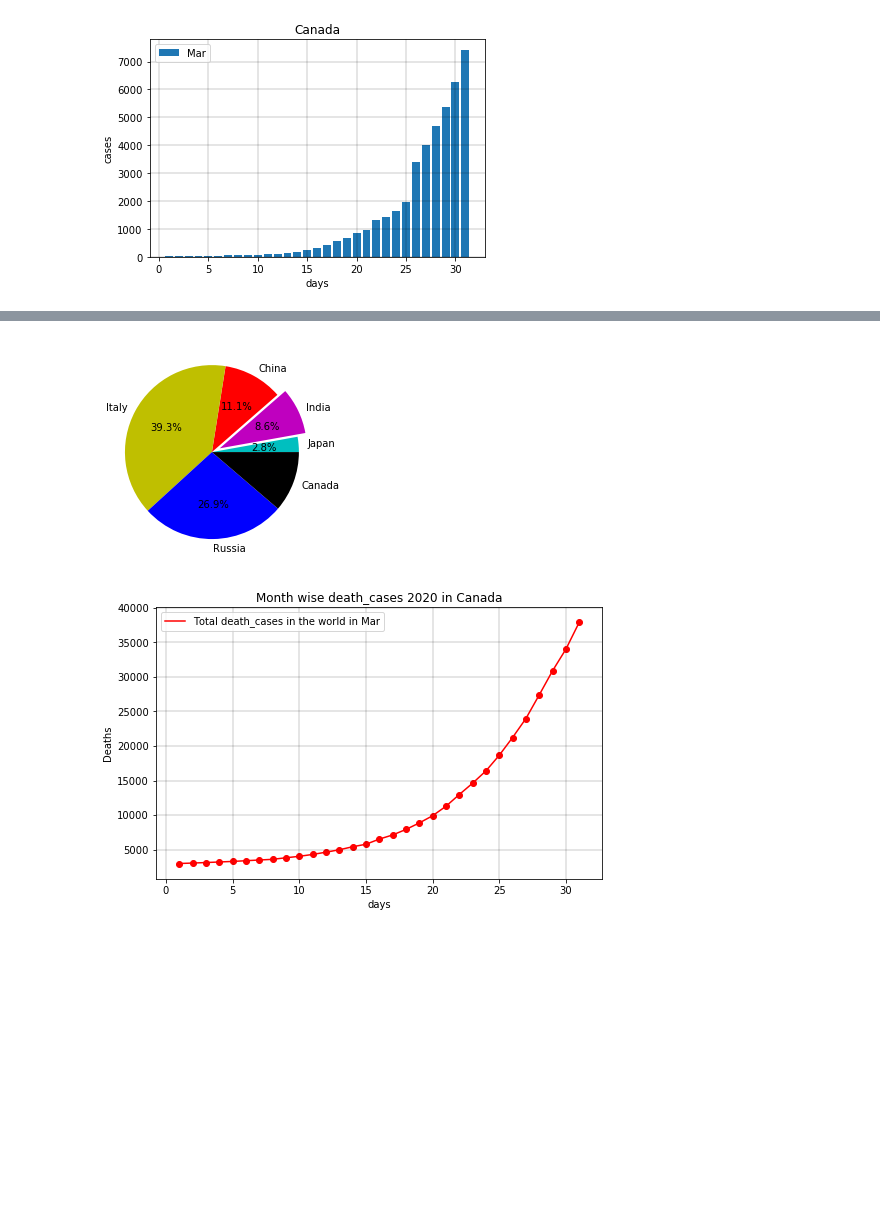
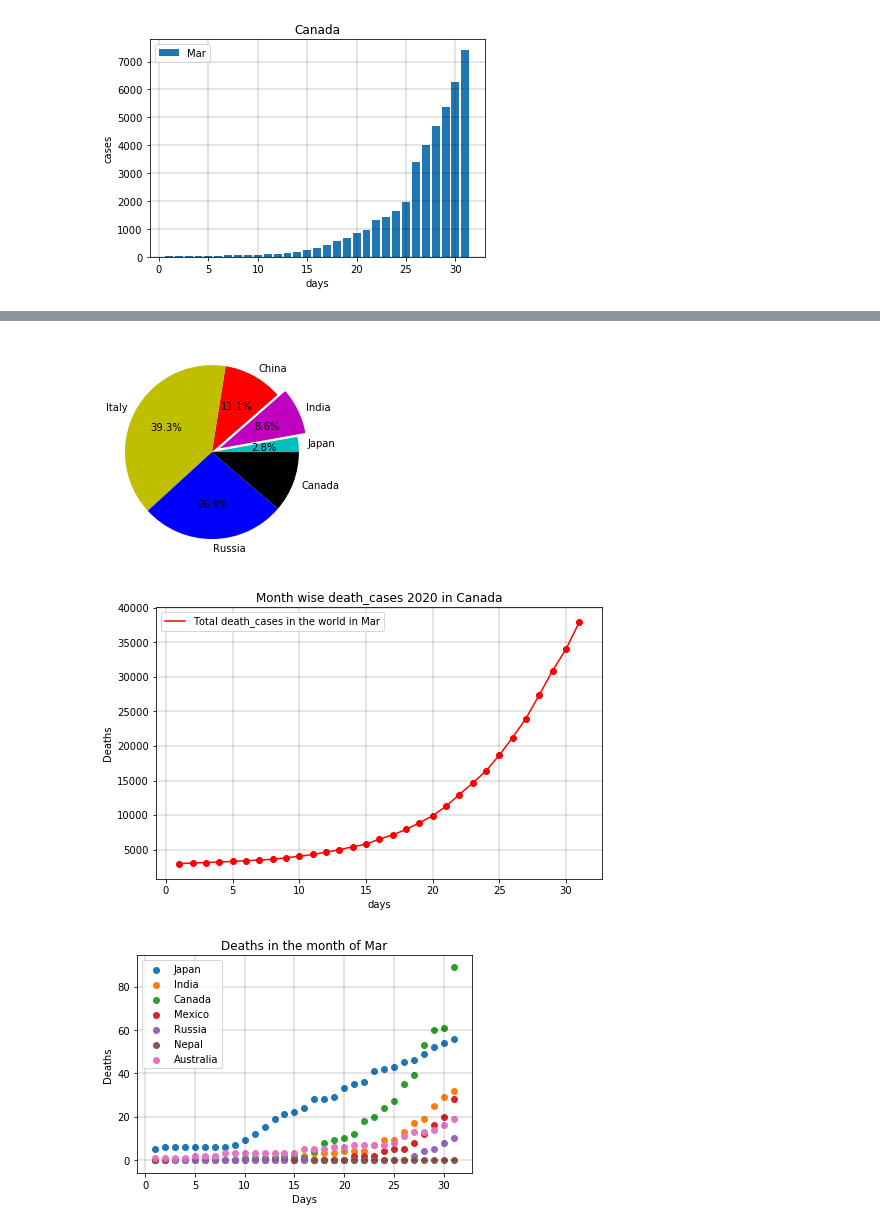
Before and after one commit to Kartik987/Covid-data-visualization-Jupyter-notebook-jupyterLab, a Jupyter notebook: Covid_Jupyterlab.ipynb, the cells around one changed output, grey strips where cells are left out. Drawn from its saved outputs; the diff is of its cells as text; code cells hidden in the pictures; blank space fills up the shorter version.

```diff
--- a/Covid_Jupyterlab.ipynb
+++ b/Covid_Jupyterlab.ipynb
@@ -3,17 +3,28 @@ import matplotlib.pyplot as plt
 import pandas as pd
 from datetime import datetime, date
 
+# Load file from here
+
 df=pd.read_csv("total_cases.csv")
 df1=pd.read_csv("total_deaths.csv")
+
+#------------------------------------
+
+# User Inputs
+Labelcountry='Canada'
+country=df.Canada
+date1='2020-02-05'
+date2='2020-05-05'
 query_of_month='Mar'
 countries=[df.Japan,df.India,df.China,df.Italy,df.Russia,df.Canada]
 result_label=['Japan','India','China','Italy','Russia','Canada']
+
+#-------------------------------------
+
 day=1
-country=df.Canada  # change country from here
-date1='2020-02-05'
-date2='2020-05-05'
+
 #Graph for total confirmed cases
-Labelcountry='Canada'
+
 def Countries_cases(query_month,country):
     result=[]
     cases=[]
@@ -35,7 +46,7 @@ def Countries_cases(query_month,country):
 
 def Total_death_world(query_month):
     result=[]
-    cases=[]
+    deaths=[]
     no_of_days=[]
     global day
     for i in range(len(df1['date'])):
@@ -44,10 +55,30 @@ def Total_death_world(query_month):
         datetime_object = datetime.strptime(b[1],"%m")
         month=datetime_object.strftime("%b")
         if(month==query_month):
-            cases.append(df1.World[i])
+            deaths.append(df1.World[i])
             no_of_days.append(day)
             day=day+1
-    result.append(cases)
+    result.append(deaths)
+    result.append(no_of_days)
+    day=1
+    return result
+
+
+def DeathsinCountries(query_month,country):
+    result=[]
+    deaths=[]
+    no_of_days=[]
+    global day
+    for i in range(len(df1['date'])):
+        a=df1.date[i]
+        b=a.split("-")
+        datetime_object = datetime.strptime(b[1],"%m")
+        month=datetime_object.strftime("%b")
+        if(month==query_month):
+            deaths.append(country[i])
+            no_of_days.append(day)
+            day=day+1
+    result.append(deaths)
     result.append(no_of_days)
     day=1
     return result
@@ -97,8 +128,11 @@ pieactivities=['Japan','India','China','Italy','Russia','Canada']
 for i in range(len(pieresult[1])):
      print('% Contribution of {} in cases on {}: {}%'.format(result_label[i],date2,pieresult[1][i]))
 
+
 a=Countries_cases(query_of_month,country)
 b=Total_death_world(query_of_month)
+
+# bar chart
 plt.rc('grid', linestyle="-", color='black',lw=0.2)
 plt.grid(True)
 plt.xlabel('days')
@@ -106,6 +140,8 @@ plt.ylabel('cases')
 plt.title(Labelcountry)
 plt.bar(a[1],a[0],label=query_of_month)
 plt.legend()
+
+# chart for cases occurred in a particular month
 plt.rc('grid', linestyle="-", color='black',lw=0.2)
 plt.figure(figsize=(8,5))
 plt.grid(True)
@@ -116,31 +152,58 @@ plt.plot(a[1],a[0],label='Total confirmed cases in {}'.format(query_of_month))
 plt.scatter(a[1],a[0])
 plt.legend()
 
+# pie chart for cases contribution
 plt.figure()
 cols=['c','m','r','y','b','k']
 plt.pie(pieresult[0],labels=pieactivities,colors=cols,explode=(0,0.1,0,0,0,0),autopct='%1.1f%%')
 
 plt.rc('grid', linestyle="-", color='black',lw=0.2)
 plt.figure(figsize=(8,5))
 plt.grid(True)
 plt.xlabel('days')
 plt.ylabel('Deaths')
 print('Pie repres')
 plt.title('Month wise death_cases 2020 in {}'.format(Labelcountry))
 plt.plot(b[1],b[0],label='Total death_cases in the world in {}'.format(query_of_month),color='r')
 plt.scatter(b[1],b[0],color='r')
 plt.legend()
+
+
+# scatterplot "number of deaths"
+
+plt.figure()
+plt.rc('grid', linestyle="-", color='black',lw=0.2)
+plt.grid(True)
+plt.xlabel('Days')
+plt.ylabel('Deaths')
+plt.title('Deaths in the month of {}'.format(query_of_month))
+japan=DeathsinCountries(query_of_month,df1.Japan)
+india=DeathsinCountries(query_of_month,df1.India)
+canada=DeathsinCountries(query_of_month,df1.Canada)
+mexico=DeathsinCountries(query_of_month,df1.Mexico)
+russia=DeathsinCountries(query_of_month,df1.Russia)
+aus=DeathsinCountries(query_of_month,df1.Australia)
+nepal=DeathsinCountries(query_of_month,df1.Nepal)
+plt.scatter(japan[1],japan[0],label='Japan')
+plt.scatter(india[1],india[0],label='India')
+plt.scatter(canada[1],canada[0],label='Canada')
+plt.scatter(mexico[1],mexico[0],label='Mexico')
+plt.scatter(russia[1],russia[0],label='Russia')
+plt.scatter(nepal[1],nepal[0],label='Nepal')
+plt.scatter(aus[1],aus[0],label='Australia')
+plt.legend()
 # %% [output]
 New cases b/w dates 2020-02-05 and 2020-05-05 = 60767
 % Contribution of Japan in cases on 2020-05-05: 0.43%
 % Contribution of India in cases on 2020-05-05: 1.31%
 % Contribution of China in cases on 2020-05-05: 2.37%
 % Contribution of Italy in cases on 2020-05-05: 5.98%
 % Contribution of Russia in cases on 2020-05-05: 4.1%
 % Contribution of Canada in cases on 2020-05-05: 1.71%
 Pie repres
 <matplotlib.legend.Legend at 0x...>
 [figure]
 [figure]
 [figure]
 [figure]
+[figure, added]
```
